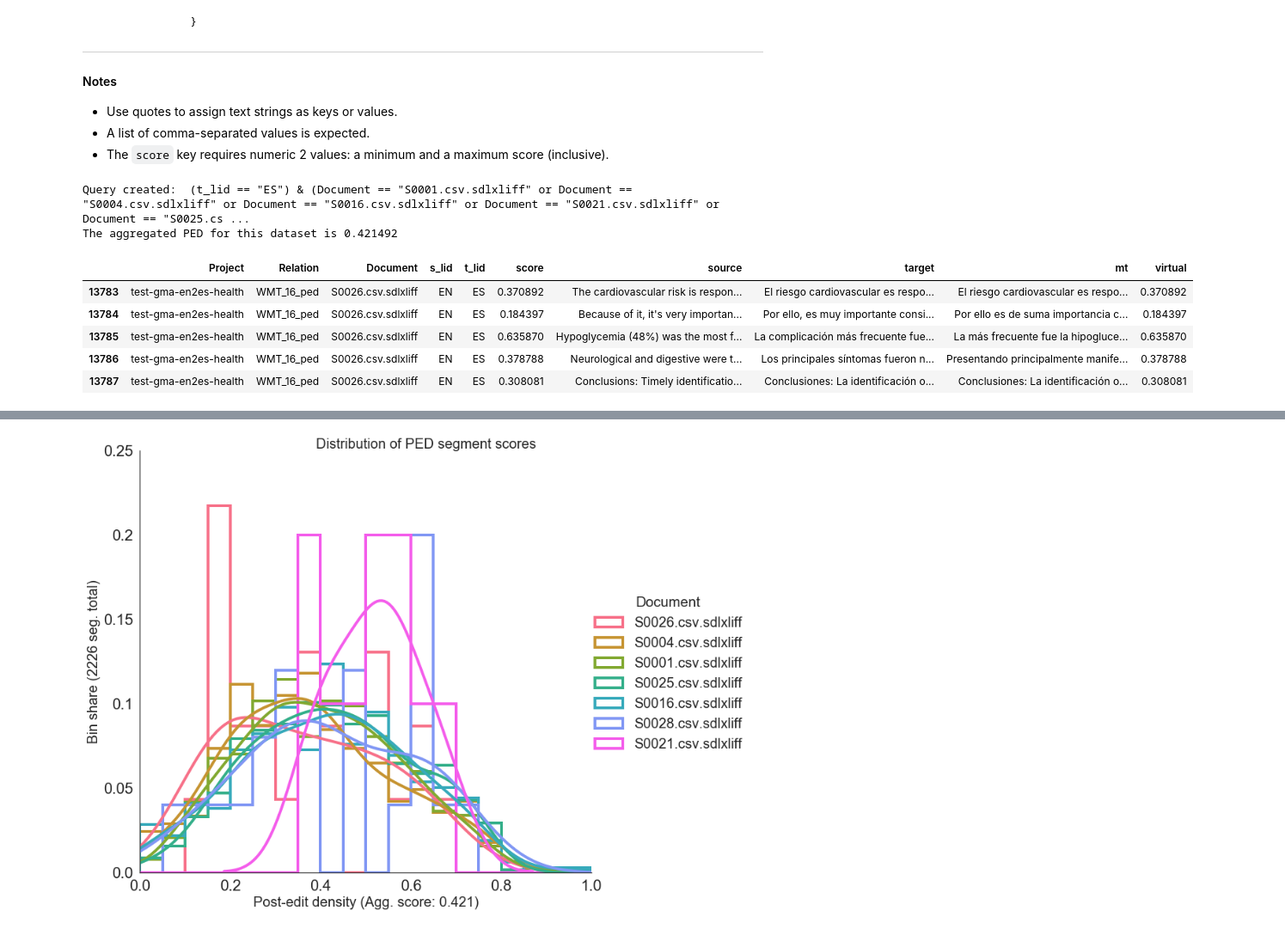
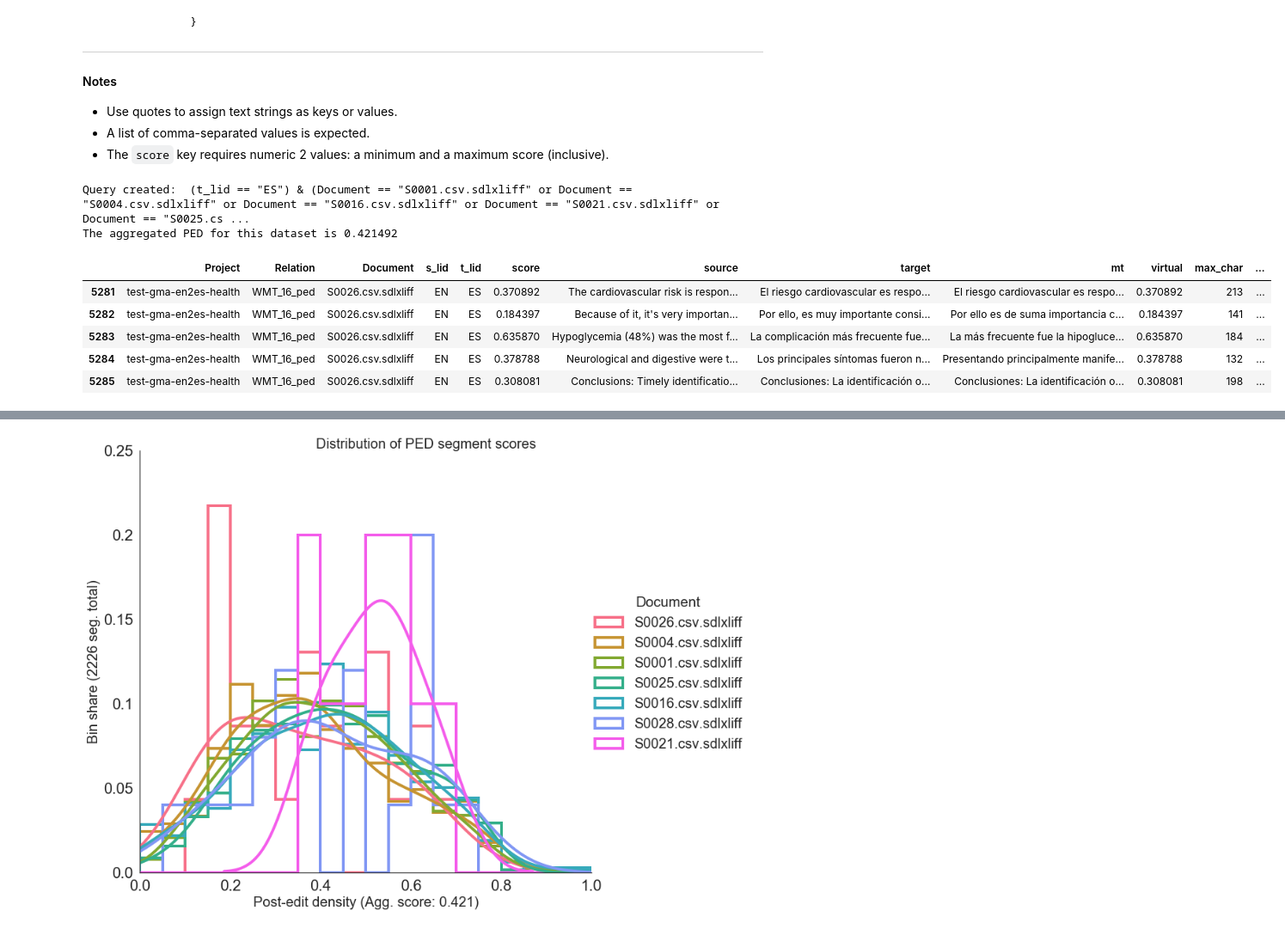
Before and after one commit to SeeligA/ped_reader, a Jupyter notebook: ped_reader_nb.ipynb, the cells around one changed output, grey strips where cells are left out. Shown: that part at 86% size. Drawn from its saved outputs; the diff is of its cells as text; code cells hidden in the pictures.

```diff
--- a/ped_reader_nb.ipynb
+++ b/ped_reader_nb.ipynb
@@ -62,34 +61,34 @@ filter_dict = {"Relation": ["WMT_16_ped"],
 # %%
 # TODO: Create a column dictionary for querying by assigning a list of values to a relevant keys.
 filter_dict = {#"Relation": ["WMT_16_ped"],
                "t_lid": ["ES"],
                "Document": ["S0001.csv.sdlxliff",
                             "S0004.csv.sdlxliff",
                             "S0016.csv.sdlxliff",
                             "S0021.csv.sdlxliff",
                             "S0025.csv.sdlxliff",
                             "S0026.csv.sdlxliff",
                             "S0028.csv.sdlxliff"],
                "score": [0.0, 1]
               }
 
 query = build_query(filter_dict)
 data = df.query(query).copy()
 # Calculate PED scores at a dataset-level and at a segment level and
 # write the latter to a new column called "virtual".
 # At this stage, the new column should be identical to the "score" column.
-ped = virtual_pe_density(data)
+ped, data = pe_density(data)
 print('The aggregated PED for this dataset is {:f}'.format(ped))
 data.head()
 # %% [output]
 Query created:  (t_lid == "ES") & (Document == "S0001.csv.sdlxliff" or Document == "S0004.csv.sdlxliff" or Document == "S0016.csv.sdlxliff" or Document == "S0021.csv.sdlxliff" or Document == "S0025.cs ...
 The aggregated PED for this dataset is 0.421492
-|  | Project | Relation | Document | s_lid | t_lid | score | source | target | mt | virtual |
-| 13783 | test-gma-en2es-health | WMT_16_ped | S0026.csv.sdlxliff | EN | ES | 0.370892 | The cardiovascular risk is respon... | El riesgo cardiovascular es respo... | El riesgo cardiovascular es respo... | 0.370892 |
-| 13784 | test-gma-en2es-health | WMT_16_ped | S0026.csv.sdlxliff | EN | ES | 0.184397 | Because of it, it's very importan... | Por ello, es muy importante consi... | Por ello es de suma importancia c... | 0.184397 |
-| 13785 | test-gma-en2es-health | WMT_16_ped | S0026.csv.sdlxliff | EN | ES | 0.635870 | Hypoglycemia (48%) was the most f... | La complicación más frecuente fue... | La más frecuente fue la hipogluce... | 0.635870 |
-| 13786 | test-gma-en2es-health | WMT_16_ped | S0026.csv.sdlxliff | EN | ES | 0.378788 | Neurological and digestive were t... | Los principales síntomas fueron n... | Presentando principalmente manife... | 0.378788 |
-| 13787 | test-gma-en2es-health | WMT_16_ped | S0026.csv.sdlxliff | EN | ES | 0.308081 | Conclusions: Timely identificatio... | Conclusiones: La identificación o... | Conclusiones: La identificación o... | 0.308081 |
+|  | Project | Relation | Document | s_lid | t_lid | score | source | target | mt | virtual | max_char | ... |
+| 5281 | test-gma-en2es-health | WMT_16_ped | S0026.csv.sdlxliff | EN | ES | 0.370892 | The cardiovascular risk is respon... | El riesgo cardiovascular es respo... | El riesgo cardiovascular es respo... | 0.370892 | 213 | ... |
+| 5282 | test-gma-en2es-health | WMT_16_ped | S0026.csv.sdlxliff | EN | ES | 0.184397 | Because of it, it's very importan... | Por ello, es muy importante consi... | Por ello es de suma importancia c... | 0.184397 | 141 | ... |
+| 5283 | test-gma-en2es-health | WMT_16_ped | S0026.csv.sdlxliff | EN | ES | 0.635870 | Hypoglycemia (48%) was the most f... | La complicación más frecuente fue... | La más frecuente fue la hipogluce... | 0.635870 | 184 | ... |
+| 5284 | test-gma-en2es-health | WMT_16_ped | S0026.csv.sdlxliff | EN | ES | 0.378788 | Neurological and digestive were t... | Los principales síntomas fueron n... | Presentando principalmente manife... | 0.378788 | 132 | ... |
+| 5285 | test-gma-en2es-health | WMT_16_ped | S0026.csv.sdlxliff | EN | ES | 0.308081 | Conclusions: Timely identificatio... | Conclusiones: La identificación o... | Conclusiones: La identificación o... | 0.308081 | 198 | ... |
 # %% [markdown]
 ## 2. Plotting post-edit density data
 Now that we have prepared the data we're interested in, we can plot the distribution of post-edit density scores. Depending on our analysis question we might be interested in the total number of segments per bin or a normalized view of each bin. The KDE flag allows us to control the scaling. KDE stands for [Kernel Density Estimation](https://en.wikipedia.org/wiki/Kernel_density_estimation "Kernel Density Estimation on Wikipedia"), a kind of rolling average plotted as a non-linear curve.
```
Also changed, not shown: parts of 6 cells of this notebook, 4 other files.
